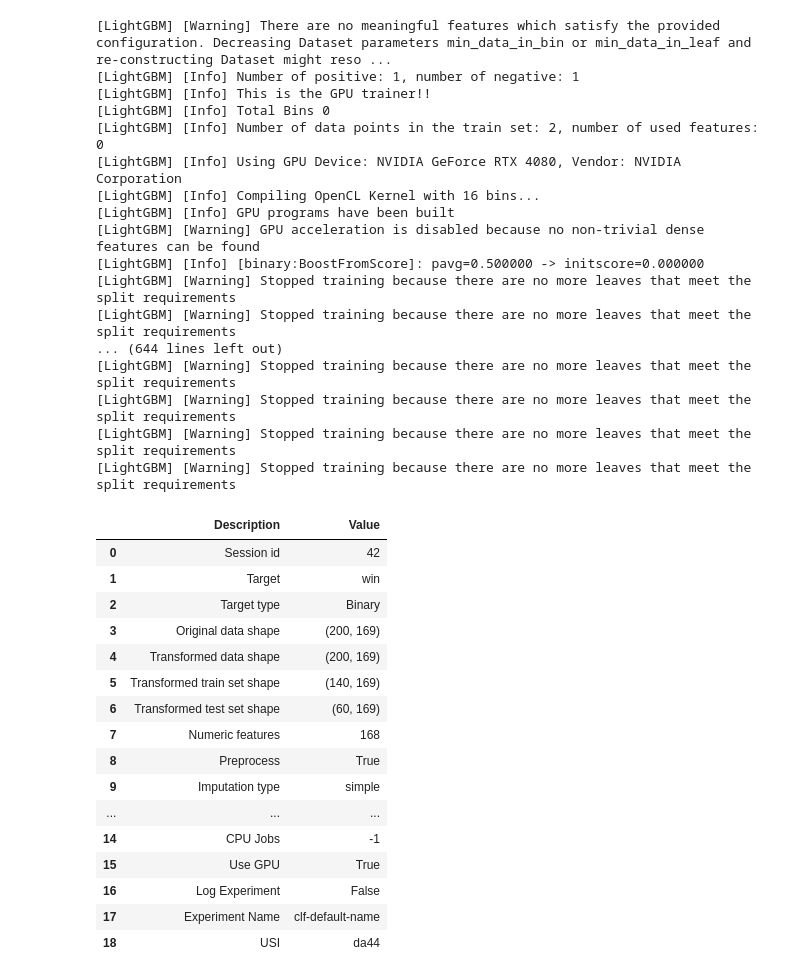
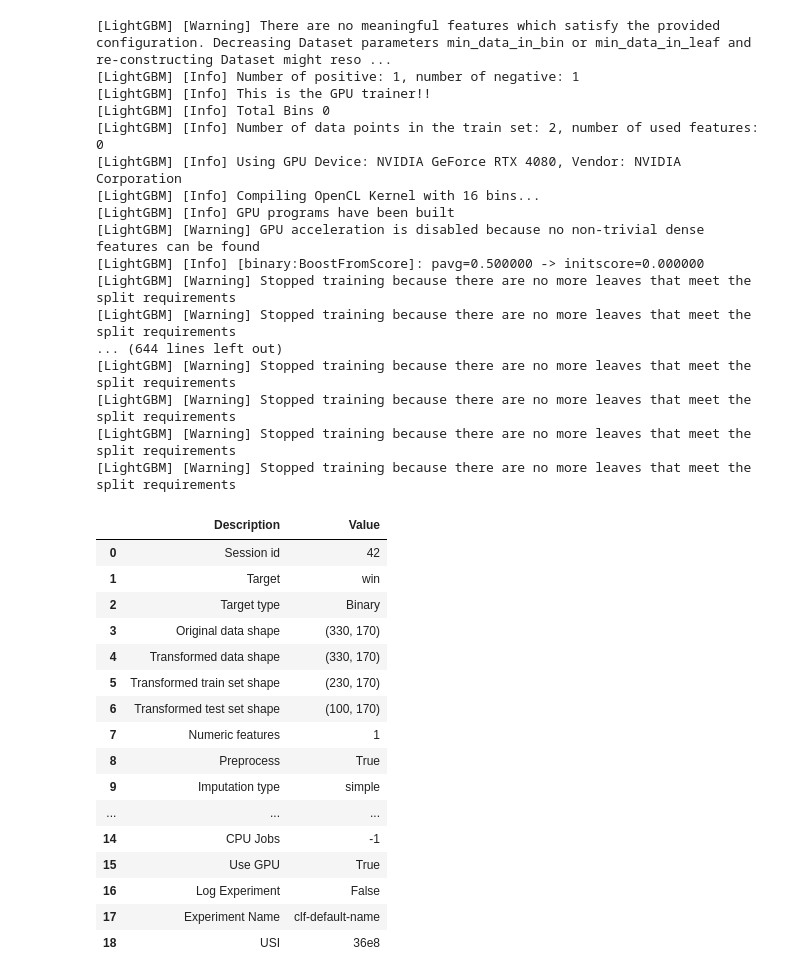
Before and after one commit to mondayy1/Jambaram-Data, a Jupyter notebook: winmodeltest.ipynb, the cells around one changed output. Cells and saved outputs as stored; diff of their text form; code cells hidden in the pictures.

```diff
--- a/winmodeltest.ipynb
+++ b/winmodeltest.ipynb
@@ -2,12 +2,14 @@
 import pandas as pd
 import numpy as np
 from sklearn.model_selection import train_test_split
+from sklearn.ensemble import GradientBoostingClassifier
+from sklearn.neighbors import KNeighborsClassifier
+from sklearn.metrics import classification_report
 from pycaret.classification import *
-import json
 import os
 
-df = pd.read_csv('/mnt/disk1/hojoong/matches/bone.csv', index_col=False)
-root = '/mnt/disk1/hojoong/matches/complete'
-files = os.listdir(root)
+files = os.listdir('/mnt/disk1/hojoong/matches/complete/')
+df = pd.read_csv('test.csv')
+df
 # %% [output]
 |  | 1 | 2 | 3 | 4 | 5 | 6 | 7 | 8 | 9 | 10 | ... | ... |
@@ -15,6 +27,0 @@ files = os.listdir(root)
-# %%
-for file in files:
-    new_df = pd.read_csv(f'{root}/{file}', index_col=0)
-    print(new_df)
-    df = pd.concat([df, new_df])
-    break
@@ -40,35 +28,32 @@ for file in files:
 # %%
-df_train = df.iloc[:160]
-df_test = df.iloc[160:]
-
-exp_clf = setup(data = df, target = 'win', session_id=42, use_gpu=True)
+exp_clf = setup(data = df, target = 'win', session_id=42, use_gpu=True, index=False, fold=2)
 # %% [output]
 [LightGBM] [Warning] There are no meaningful features which satisfy the provided configuration. Decreasing Dataset parameters min_data_in_bin or min_data_in_leaf and re-constructing Dataset might reso ...
 [LightGBM] [Info] Number of positive: 1, number of negative: 1
 [LightGBM] [Info] This is the GPU trainer!!
 [LightGBM] [Info] Total Bins 0
 [LightGBM] [Info] Number of data points in the train set: 2, number of used features: 0
 [LightGBM] [Info] Using GPU Device: NVIDIA GeForce RTX 4080, Vendor: NVIDIA Corporation
 [LightGBM] [Info] Compiling OpenCL Kernel with 16 bins...
 [LightGBM] [Info] GPU programs have been built
 [LightGBM] [Warning] GPU acceleration is disabled because no non-trivial dense features can be found
 [LightGBM] [Info] [binary:BoostFromScore]: pavg=0.500000 -> initscore=0.000000
 [LightGBM] [Warning] Stopped training because there are no more leaves that meet the split requirements
 [LightGBM] [Warning] Stopped training because there are no more leaves that meet the split requirements
 ... (644 lines left out)
 [LightGBM] [Warning] Stopped training because there are no more leaves that meet the split requirements
 [LightGBM] [Warning] Stopped training because there are no more leaves that meet the split requirements
 [LightGBM] [Warning] Stopped training because there are no more leaves that meet the split requirements
 [LightGBM] [Warning] Stopped training because there are no more leaves that meet the split requirements
 |  | Description | Value |
 | 0 | Session id | 42 |
 | 1 | Target | win |
 | 2 | Target type | Binary |
-| 3 | Original data shape | (200, 169) |
-| 4 | Transformed data shape | (200, 169) |
-| 5 | Transformed train set shape | (140, 169) |
-| 6 | Transformed test set shape | (60, 169) |
-| 7 | Numeric features | 168 |
+| 3 | Original data shape | (330, 170) |
+| 4 | Transformed data shape | (330, 170) |
+| 5 | Transformed train set shape | (230, 170) |
+| 6 | Transformed test set shape | (100, 170) |
+| 7 | Numeric features | 1 |
 | 8 | Preprocess | True |
 | 9 | Imputation type | simple |
 | ... | ... | ... |
@@ -76,7 +61,7 @@ exp_clf = setup(data = df, target = 'win', session_id=42, use_gpu=True)
 | 15 | Use GPU | True |
 | 16 | Log Experiment | False |
 | 17 | Experiment Name | clf-default-name |
-| 18 | USI | da44 |
+| 18 | USI | 36e8 |
 [LightGBM] [Warning] There are no meaningful features which satisfy the provided configuration. Decreasing Dataset parameters min_data_in_bin or min_data_in_leaf and re-constructing Dataset might reso ...
 [LightGBM] [Info] Number of positive: 1, number of negative: 1
 [LightGBM] [Info] This is the GPU trainer!!
```
Also changed, not shown: parts of 9 cells of this notebook, 9 other files.
